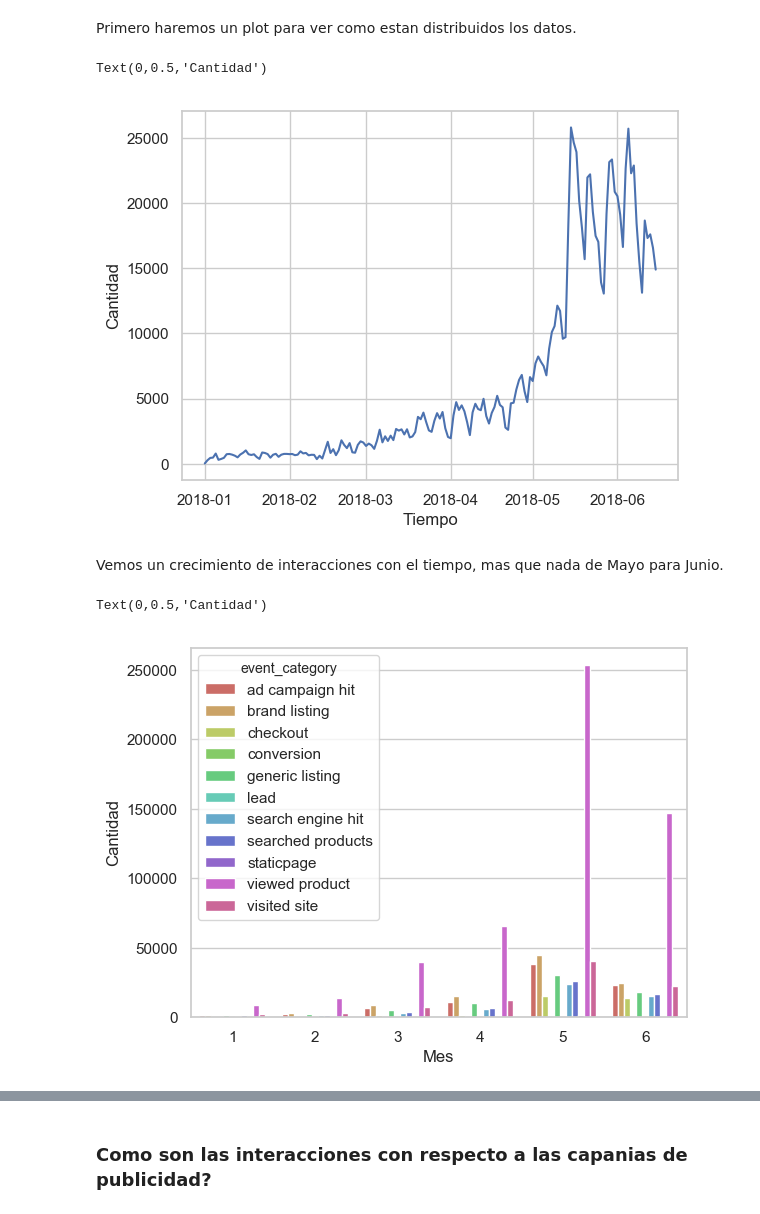
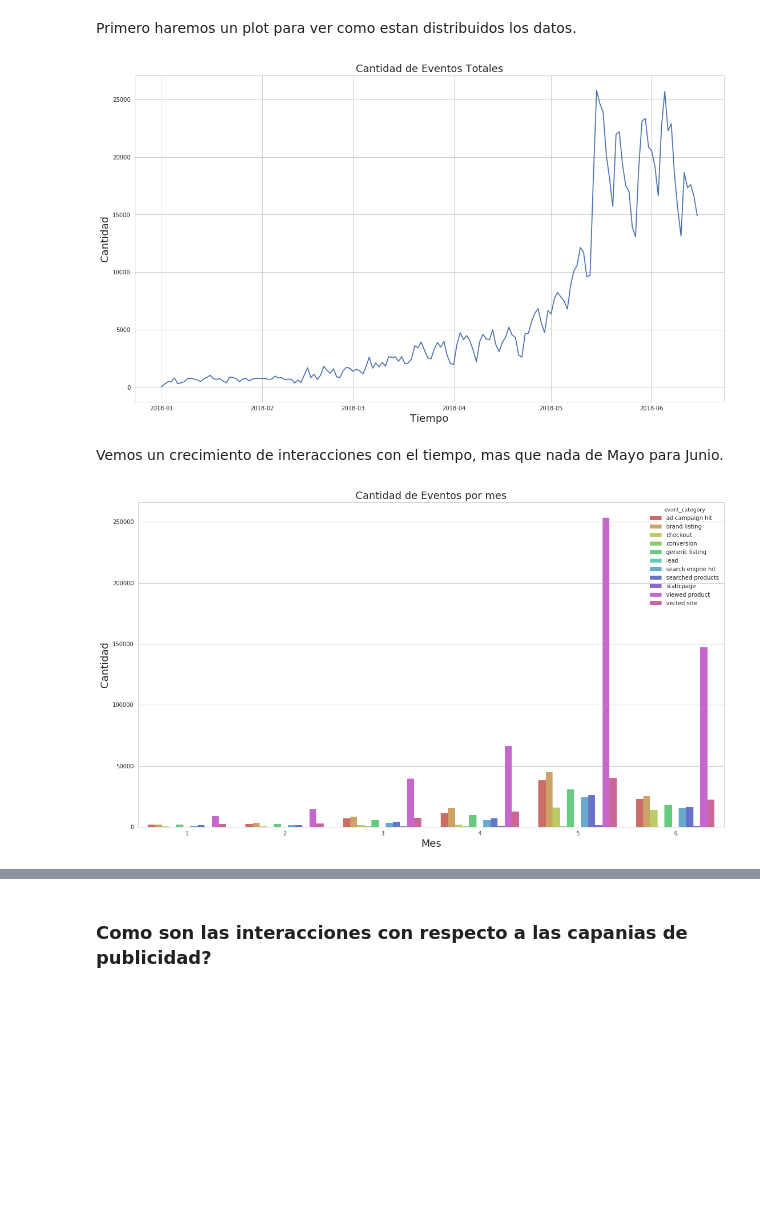
Before and after one commit to bauticanavese/Datos-Tps, a Jupyter notebook: TP1/AnalisisTrocafone.ipynb, the cells around one changed output, grey strips where cells are left out. Drawn from its saved outputs; the diff is of its cells as text; code cells hidden in the pictures; blank space fills up the shorter version.

```diff
--- a/TP1/AnalisisTrocafone.ipynb
+++ b/TP1/AnalisisTrocafone.ipynb
@@ -267,26 +277,27 @@ Primero haremos un plot para ver como estan distribuidos los datos.
 # %%
 eventos_totales = eventos_2018.groupby('date')['event_category'].count()
 g = eventos_totales.plot()
-#g.set_title("Cantidad de Eventos Totales", fontsize=18)
-g.set_xlabel("Tiempo", fontsize=12)
-g.set_ylabel("Cantidad", fontsize=12)
+g.set_title("Cantidad de Eventos Totales", fontsize=18)
+g.set_xlabel("Tiempo", fontsize=18)
+g.set_ylabel("Cantidad", fontsize=18)
+
+g.get_figure().set_size_inches(18.5, 10.5, forward=True)
+g.get_figure().savefig('img/cant_eventos_tiempo.png')
 # %% [output]
-Text(0,0.5,'Cantidad')
-[figure, old version]
+[figure, new version]
 # %% [markdown]
 Vemos un crecimiento de interacciones con el tiempo, mas que nada de Mayo para Junio.
 # %%
 g = sns.countplot(x='month', hue='event_category', data=eventos_2018, palette="hls")
-##g.set_title("Cantidad de Eventos por mes", fontsize=18)
-g.set_xlabel("Mes", fontsize=12)
-g.set_ylabel("Cantidad", fontsize=12)
+g.set_title("Cantidad de Eventos por mes", fontsize=18)
+g.set_xlabel("Mes", fontsize=18)
+g.set_ylabel("Cantidad", fontsize=18)
 
 
-#g.get_figure().set_size_inches(18.5, 10.5, forward=True)
-#g.get_figure().savefig('eventos_mes.png')
+g.get_figure().set_size_inches(18.5, 10.5, forward=True)
+g.get_figure().savefig('img/eventos_mes.png')
 # %% [output]
-Text(0,0.5,'Cantidad')
-[figure, old version]
+[figure, new version]
 # %%
 ### Cantirdad de eventos por combinacion de hora en el dia.
 
```
Also changed, not shown: parts of 22 cells of this notebook.
